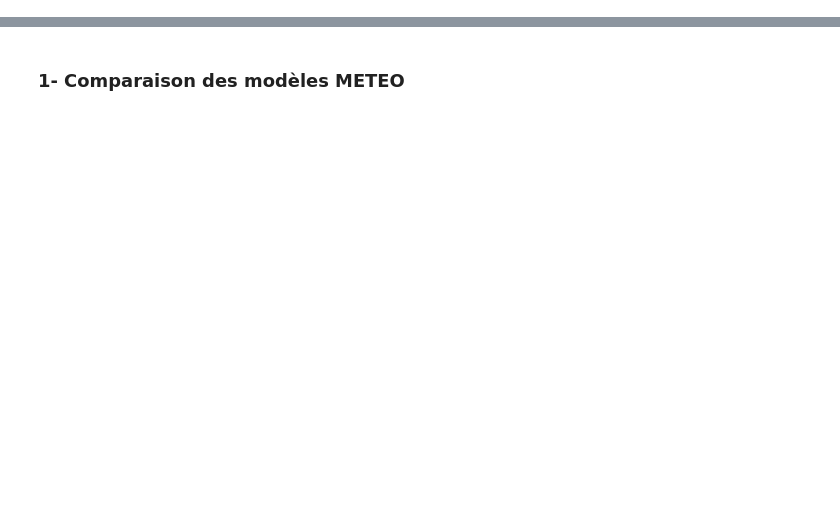
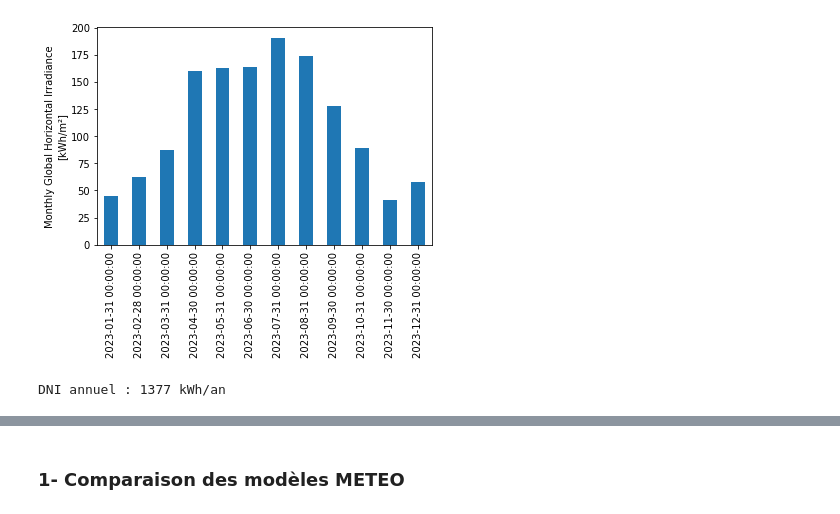
Before and after one commit to BenjaminDeporte/PV, a Jupyter notebook: Code/TutoPVlib.ipynb, the cells around one changed output, grey strips where cells are left out. Saved outputs shown, nothing was run; the diff lists cells and outputs as text; code cells hidden in the pictures; blank space fills up the shorter version.

```diff
--- a/Code/TutoPVlib.ipynb
+++ b/Code/TutoPVlib.ipynb
@@ -6,0 +73,22 @@ import pvlib
+# %%
+# on force tous les timestamps pour avoir la même année : 2023
+
+new_index = [ datetime.datetime(2023, d.month, d.day, d.hour, d.minute, tzinfo=d.tzinfo) for d in df_weather.index ]
+new_index = pd.DatetimeIndex(new_index)
+
+df_weather = df_weather.set_index(new_index)
+# %%
+# données mensuelles
+
+monthly_ghi = df_weather['ghi'].resample('M').sum()/1000
+monthly_ghi = monthly_ghi.tz_localize(None)  # pour afficher sans la tz
+
+monthly_ghi.plot.bar()
+
+plt.ylabel('Monthly Global Horizontal Irradiance\n[kWh/m²]');
+# %% [output]
+[figure, added]
+# %%
+print(f"DNI annuel : {df_weather['dni'].sum()/1000:.0f} kWh/an")
+# %% [output]
+DNI annuel : 1377 kWh/an
```
Also changed, not shown: parts of 12 cells of this notebook.
